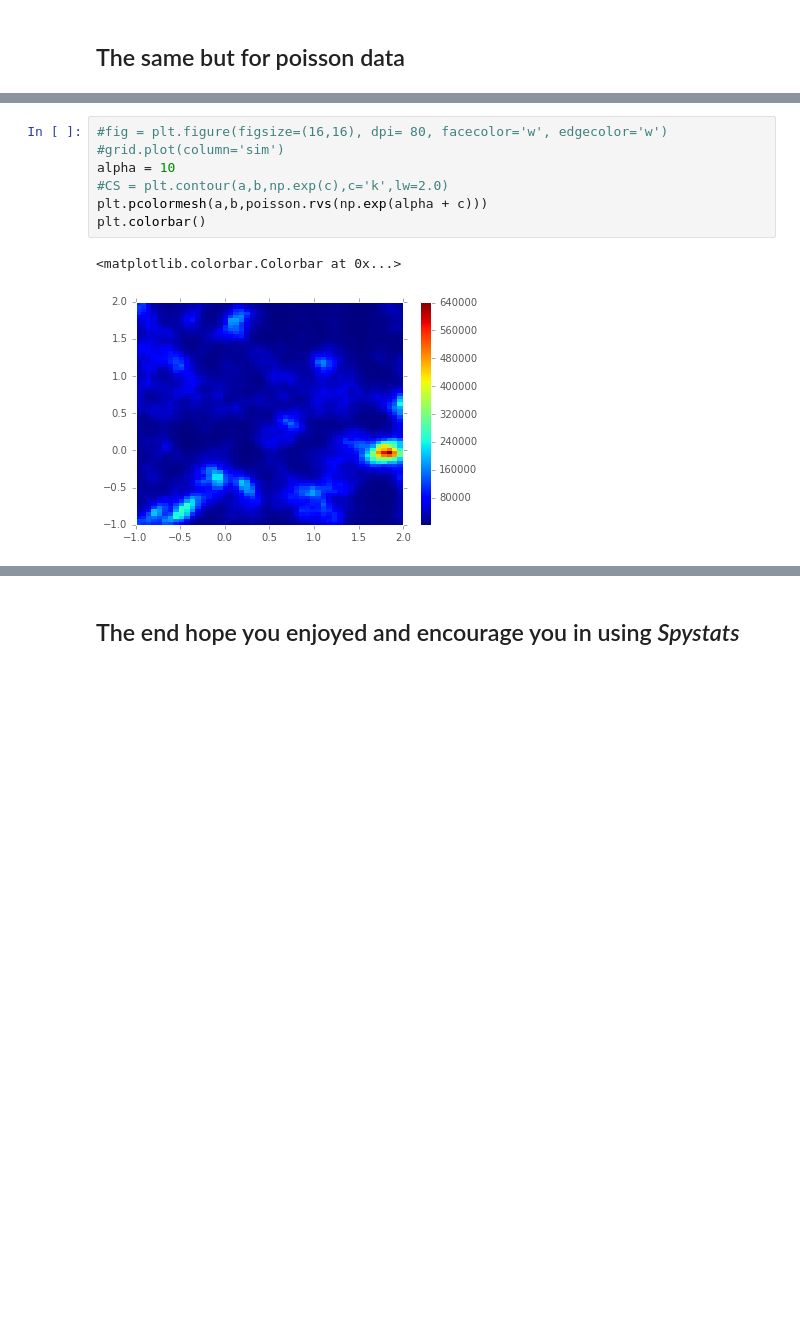
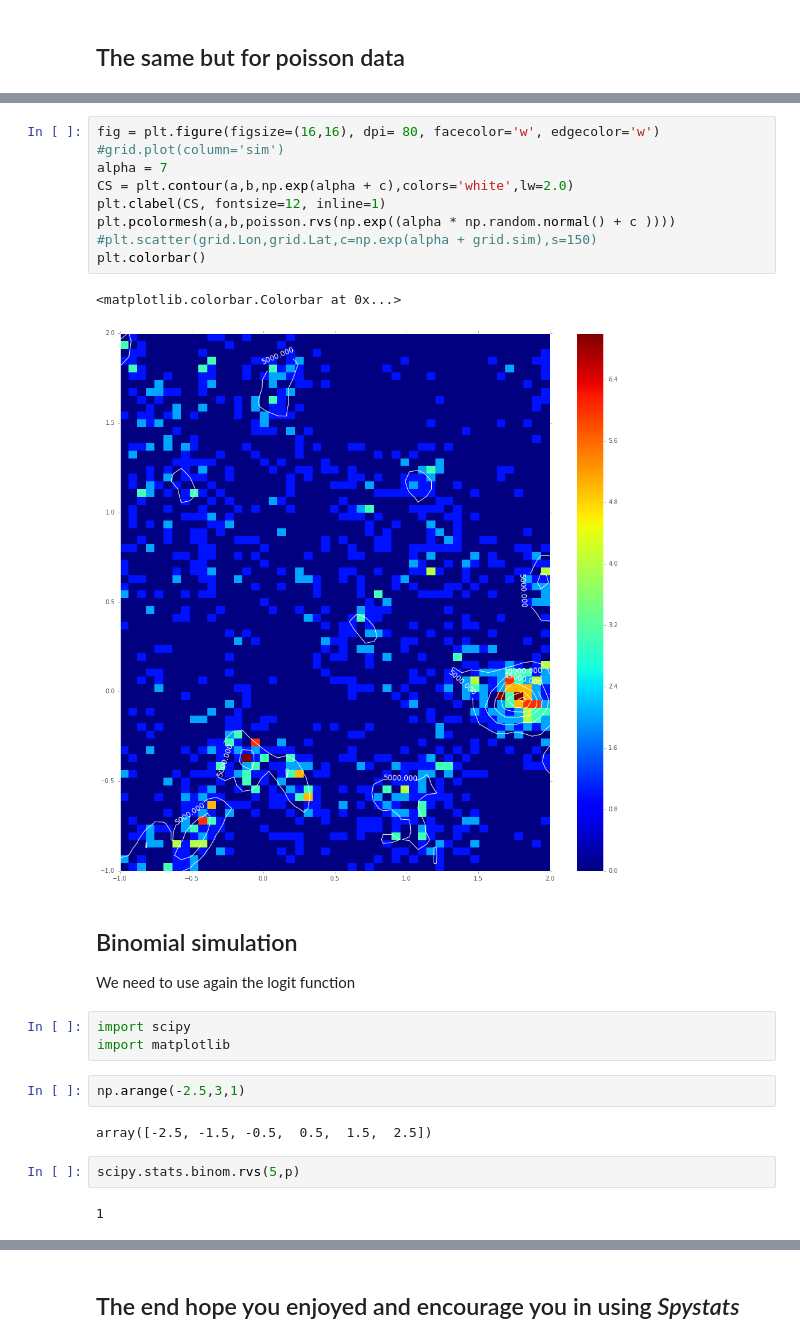
Before and after one commit to molgor/spystats, a Jupyter notebook: notebooks/demo/Getting started with Spystats.ipynb, the cells around one changed output, grey strips where cells are left out. Saved outputs shown, nothing was run; the diff lists cells and outputs as text; blank space fills up the shorter version.

```diff
--- a/notebooks/demo/Getting started with Spystats.ipynb
+++ b/notebooks/demo/Getting started with Spystats.ipynb
@@ -383,10 +391,26 @@ plt.colorbar()
 # %%
-#fig = plt.figure(figsize=(16,16), dpi= 80, facecolor='w', edgecolor='w')
+fig = plt.figure(figsize=(16,16), dpi= 80, facecolor='w', edgecolor='w')
 #grid.plot(column='sim')
-alpha = 10
-#CS = plt.contour(a,b,np.exp(c),c='k',lw=2.0)
-plt.pcolormesh(a,b,poisson.rvs(np.exp(alpha + c)))
+alpha = 7
+CS = plt.contour(a,b,np.exp(alpha + c),colors='white',lw=2.0)
+plt.clabel(CS, fontsize=12, inline=1)
+plt.pcolormesh(a,b,poisson.rvs(np.exp((alpha * np.random.normal() + c ))))
+#plt.scatter(grid.Lon,grid.Lat,c=np.exp(alpha + grid.sim),s=150)
 plt.colorbar()
 # %% [output]
 <matplotlib.colorbar.Colorbar at 0x...>
-[figure, old version]
+[figure, new version]
+# %% [markdown]
+## Binomial simulation
+We need to use again the logit function
+# %%
+import scipy
+import matplotlib
+# %%
+np.arange(-2.5,3,1)
+# %% [output]
+array([-2.5, -1.5, -0.5,  0.5,  1.5,  2.5])
+# %%
+scipy.stats.binom.rvs(5,p)
+# %% [output]
+1
```
Also changed, not shown: parts of 4 cells of this notebook, 6 other files.
